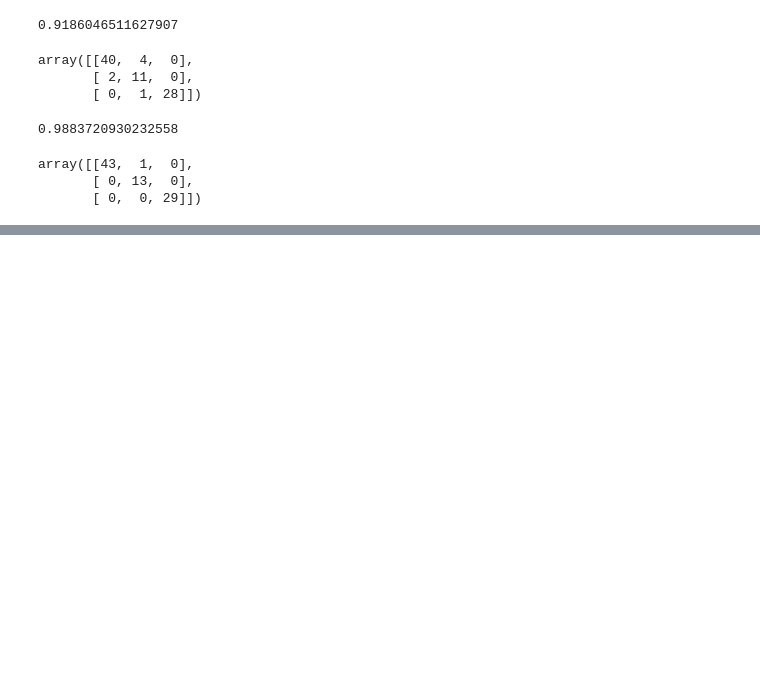
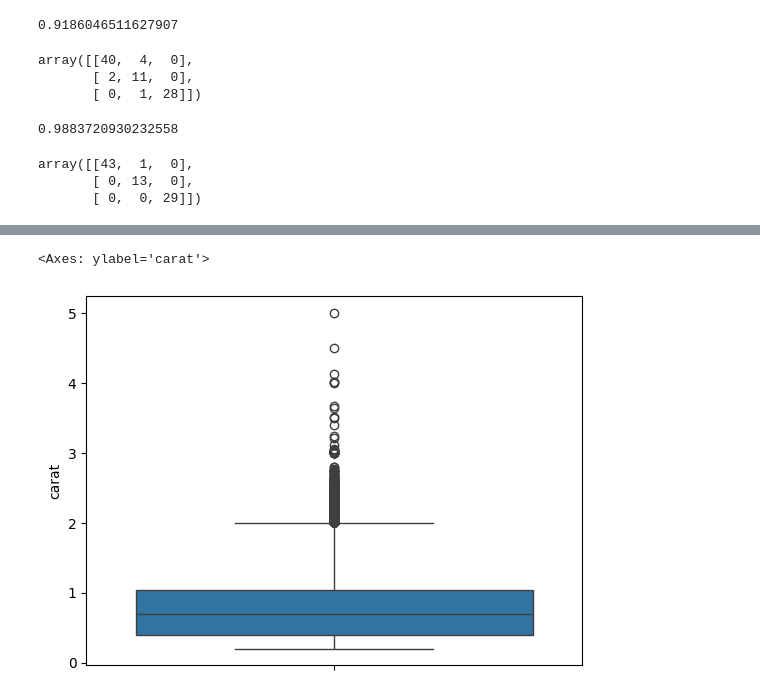
Before and after one commit to vidyasreedharan2003-a11y/ML-PROJECT, a Jupyter notebook: day_5_section_2(Penguin).ipynb, the cells around one changed output, grey strips where cells are left out. Cells and saved outputs as stored; diff of their text form; code cells hidden in the pictures; blank space fills up the shorter version.

```diff
--- a/day_5_section_2(Penguin).ipynb
+++ b/day_5_section_2(Penguin).ipynb
@@ -348,0 +471,6 @@ array([[43,  1,  0],
+# %%
+from scipy.stats.mstats import winsorize
+for col in ['depth', 'table']:
+  df[col] = winsorize(df[col], limits=(0.05, 0.05))
+print("Winsorization applied to  'depth', and 'table' columns.")
+df.head()
@@ -348,0 +485,5 @@ array([[43,  1,  0],
+# %%
+sns.boxplot(y=df['carat'])
+# %% [output]
+<Axes: ylabel='carat'>
+[figure, added]
```
Also changed, not shown: parts of 29 cells of this notebook.
